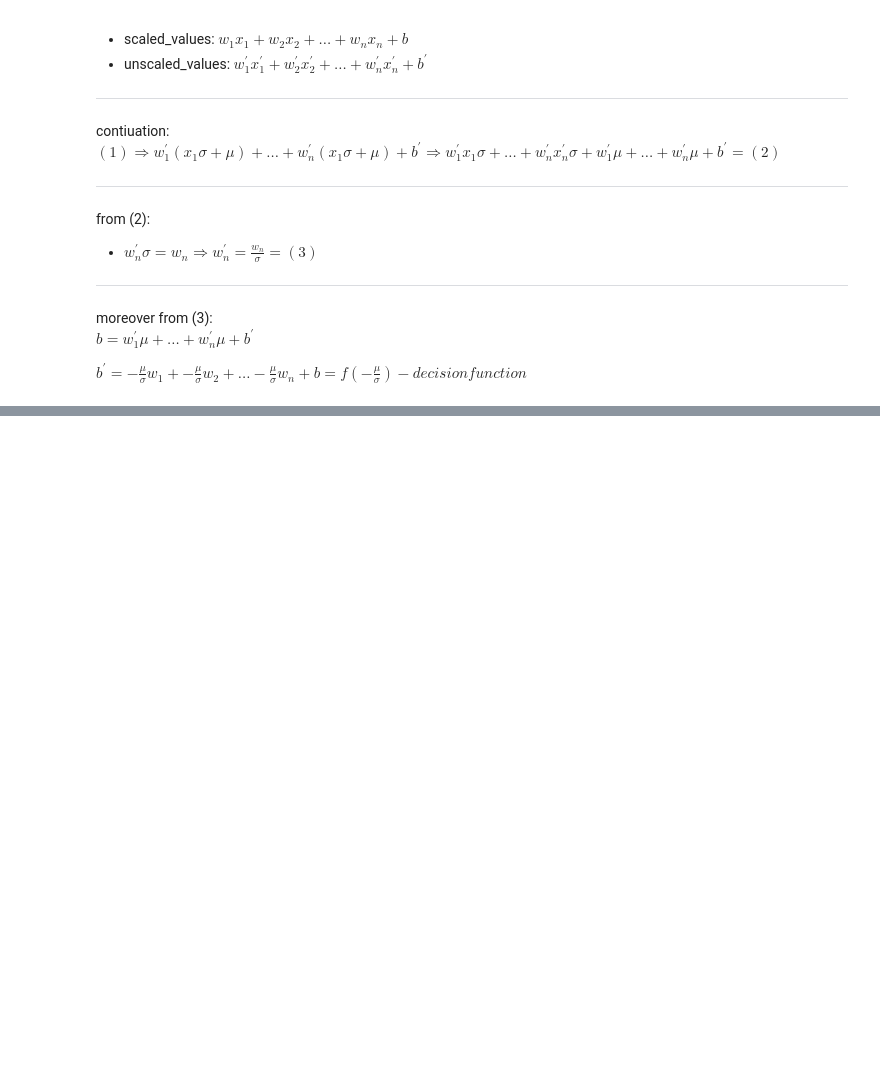
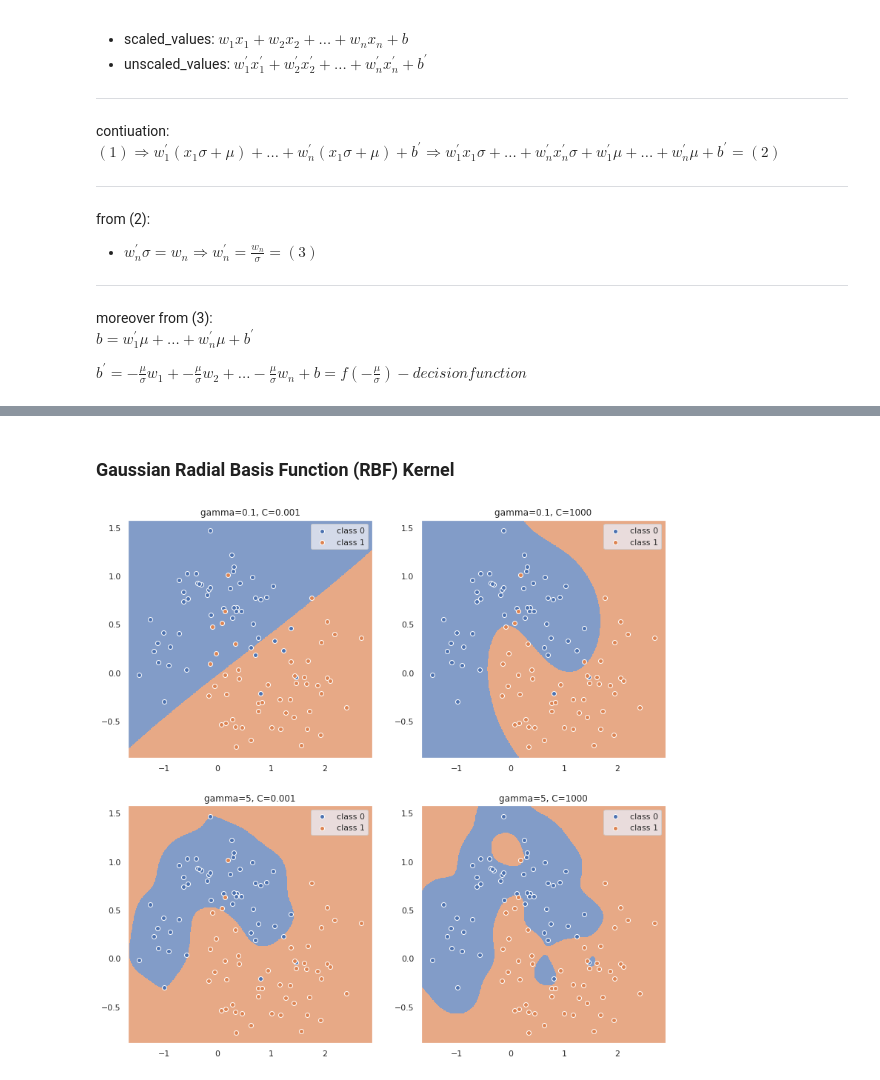
Before and after one commit to mzignis/hands_on_machine_learning, a Jupyter notebook: support_vevtor_machines/classification.ipynb, the cells around one changed output, grey strips where cells are left out. Saved outputs shown, nothing was run; the diff lists cells and outputs as text; code cells hidden in the pictures; blank space fills up the shorter version.

```diff
--- a/support_vevtor_machines/classification.ipynb
+++ b/support_vevtor_machines/classification.ipynb
@@ -183,0 +270,25 @@ model's boundry: x1 = -0.4371105050719836 * x0 + [9.46353352]
+# %% [markdown]
+### Gaussian Radial Basis Function (RBF) Kernel
+# %%
+hyperparameters = dict(gamma=[0.1, 5], C=[0.001, 1000])
+
+fig, axes = plt.subplots(nrows=2, ncols=2, figsize=(13, 13))
+
+for row, hyper_gamma in zip(axes, hyperparameters['gamma']):
+    for ax, hyper_C in zip(row, hyperparameters['C']):
+
+        svc = SVC(kernel="rbf", gamma=hyper_gamma, C=hyper_C)
+        rbf_svc = Pipeline((
+            ('scaler', scaler),
+            ('svm', svc)
+        ))
+
+        rbf_svc.fit(X, y)
+        xx0, xx1, z, pallete = draw_clf(rbf_svc, X, y, raw_data=True, meshgrid_steps=500)
+        ax.pcolormesh(xx0, xx1, z, cmap=pallete)
+        ax.scatter(X[np.where(y==0), 0], X[np.where(y==0), 1], label='class 0', ec='w')
+        ax.scatter(X[np.where(y==1), 0], X[np.where(y==1), 1], label='class 1', ec='w')
+        ax.legend()
+        ax.set_title(f'gamma={hyper_gamma}, C={hyper_C}')
+# %% [output]
+[figure, added]
```
Also changed, not shown: parts of 6 cells of this notebook.
